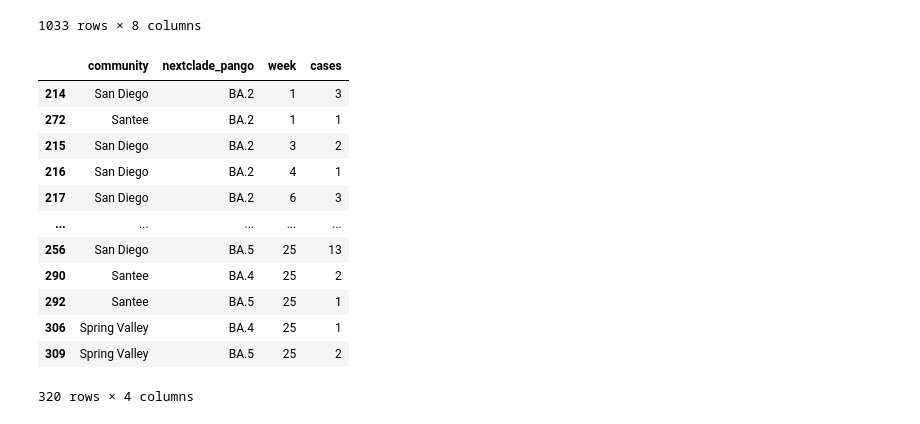
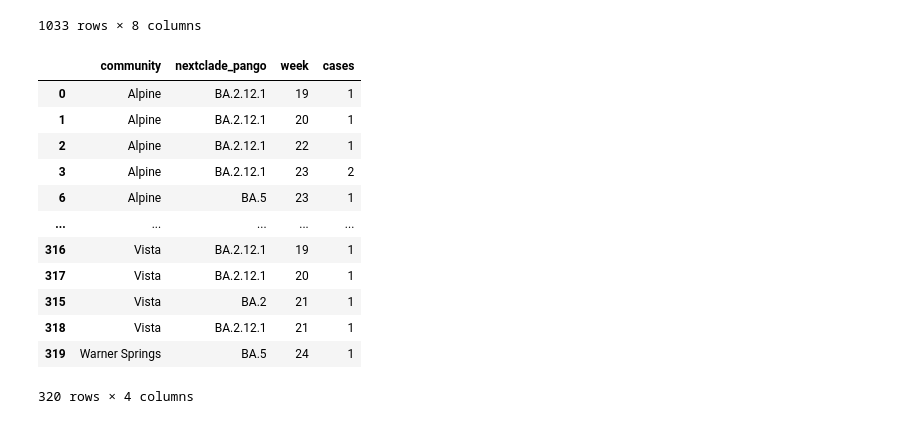
Before and after one commit to NCBI-Codeathons/beyond-phylogenies-team2, a Jupyter notebook: notebooks/data_wrangling_zipcode_lineages.ipynb, the cells around one changed output. Cells and saved outputs as stored; diff of their text form; code cells hidden in the pictures.

Commit message:
further update to weekly counts

```diff
--- a/notebooks/data_wrangling_zipcode_lineages.ipynb
+++ b/notebooks/data_wrangling_zipcode_lineages.ipynb
@@ -108,19 +118,19 @@ zip_community_merge
 | 1032 | hCoV-19/USA/CA-SEARCH-66879/2022 | EPI_ISL_9807090 | 2022-01-04 | BA.2 | 21L (Omicron) | 92122 | 1 | ... |
 1033 rows × 8 columns
 # %%
-weekly_data = zip_community_merge.groupby(["community", "nextclade_pango", "week"]).size().reset_index(name="cases").sort_values(["week", "community", "nextclade_pango"])
+weekly_data = zip_community_merge.groupby(["community", "nextclade_pango", "week"]).size().reset_index(name="cases").sort_values(["community", "week"])
 weekly_data
 # %% [output]
 |  | community | nextclade_pango | week | cases |
-| 214 | San Diego | BA.2 | 1 | 3 |
-| 272 | Santee | BA.2 | 1 | 1 |
-| 215 | San Diego | BA.2 | 3 | 2 |
-| 216 | San Diego | BA.2 | 4 | 1 |
-| 217 | San Diego | BA.2 | 6 | 3 |
+| 0 | Alpine | BA.2.12.1 | 19 | 1 |
+| 1 | Alpine | BA.2.12.1 | 20 | 1 |
+| 2 | Alpine | BA.2.12.1 | 22 | 1 |
+| 3 | Alpine | BA.2.12.1 | 23 | 2 |
+| 6 | Alpine | BA.5 | 23 | 1 |
 | ... | ... | ... | ... | ... |
-| 256 | San Diego | BA.5 | 25 | 13 |
-| 290 | Santee | BA.4 | 25 | 2 |
-| 292 | Santee | BA.5 | 25 | 1 |
-| 306 | Spring Valley | BA.4 | 25 | 1 |
-| 309 | Spring Valley | BA.5 | 25 | 2 |
+| 316 | Vista | BA.2.12.1 | 19 | 1 |
+| 317 | Vista | BA.2.12.1 | 20 | 1 |
+| 315 | Vista | BA.2 | 21 | 1 |
+| 318 | Vista | BA.2.12.1 | 21 | 1 |
+| 319 | Warner Springs | BA.5 | 24 | 1 |
 320 rows × 4 columns
```
Also changed, not shown: parts of 14 cells of this notebook, 2 other files.
